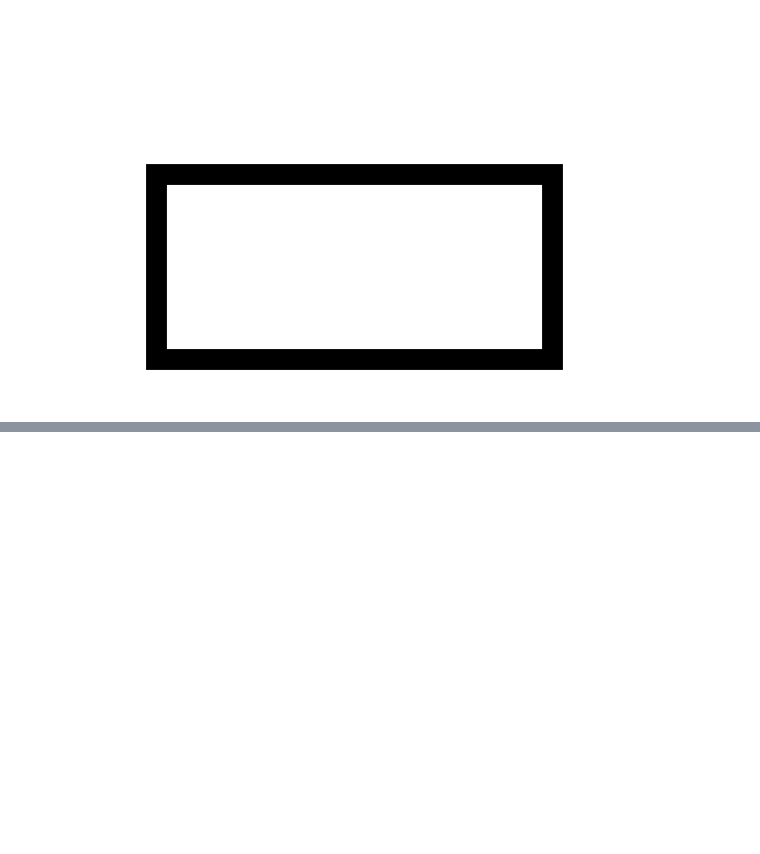
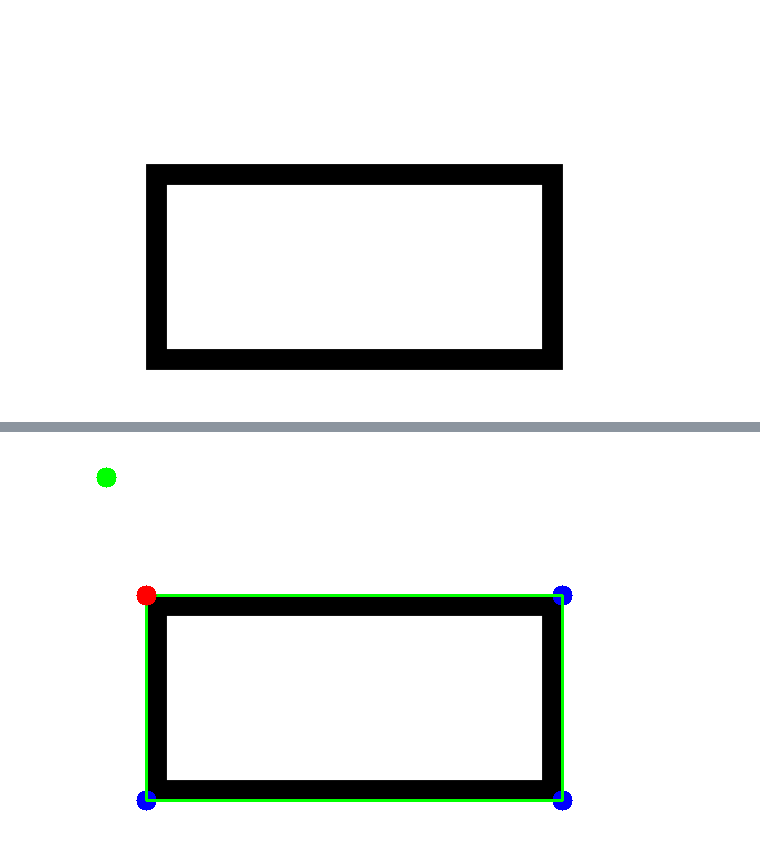
Before and after one commit to pique2233/Electronics-Design-Contest, a Jupyter notebook: CV/opencv1.ipynb, the cells around one changed output, grey strips where cells are left out. Drawn from its saved outputs; the diff is of its cells as text; code cells hidden in the pictures; blank space fills up the shorter version.

```diff
--- a/CV/opencv1.ipynb
+++ b/CV/opencv1.ipynb
@@ -209,0 +257,4 @@ Detected rectangles:
+# %%
+IPyImage(filename=follow_gif_path)
+# %% [output]
+[figure, added]
```
Also changed, not shown: parts of 8 cells of this notebook, 5 other files.
